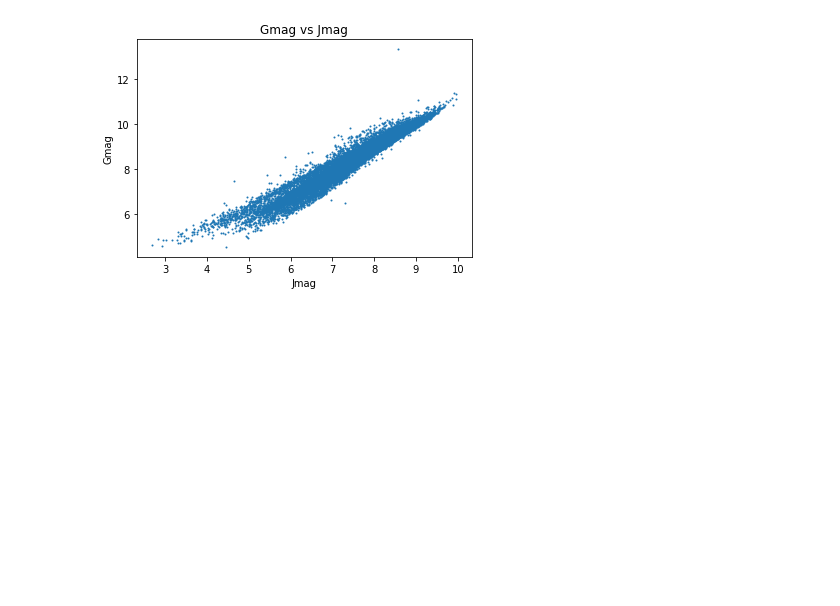
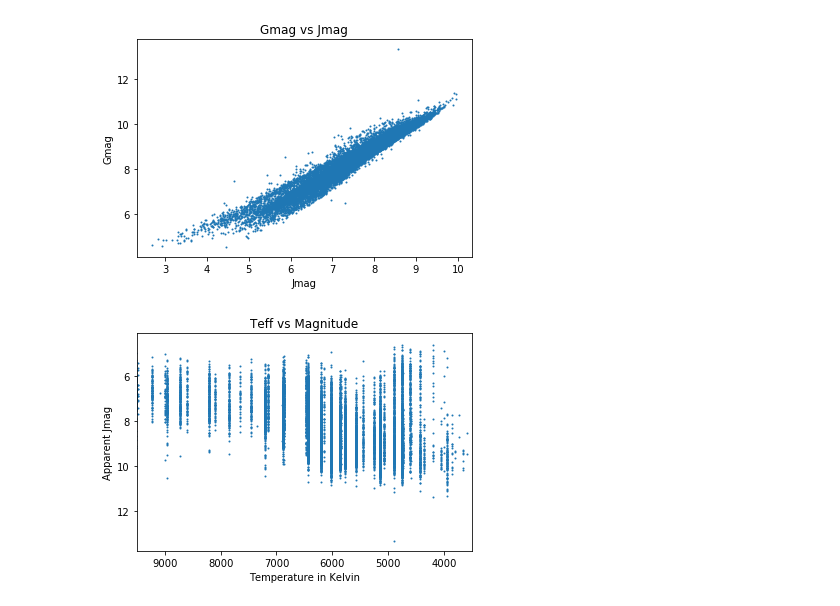
Before and after one commit to leemundy/GAIA, a Jupyter notebook: Work-Areas/khall/notebook/Data/SED .ipynb, the cells around one changed output. Cells and saved outputs as stored; diff of their text form; code cells hidden in the pictures; blank space fills up the shorter version.

```diff
--- a/Work-Areas/khall/notebook/Data/SED .ipynb
+++ b/Work-Areas/khall/notebook/Data/SED .ipynb
@@ -195,3 +175,16 @@ plt.ylabel("Gmag")
 plt.show()
 # %% [output]
 [figure]
+# %%
+# Plot of Magnitude vs Teff
+Teff = t["Teff"]
+plt.title("Teff vs Magnitude")
+plt.scatter(Teff,Gmag,s=1.0)
+plt.xlabel("Temperature in Kelvin")
+plt.ylabel("Apparent Jmag")
+plt.xlim(3500,9500)
+plt.gca().invert_xaxis()
+plt.gca().invert_yaxis()
+plt.show()
+# %% [output]
+[figure, added]
```
Also changed, not shown: parts of 5 cells of this notebook.
